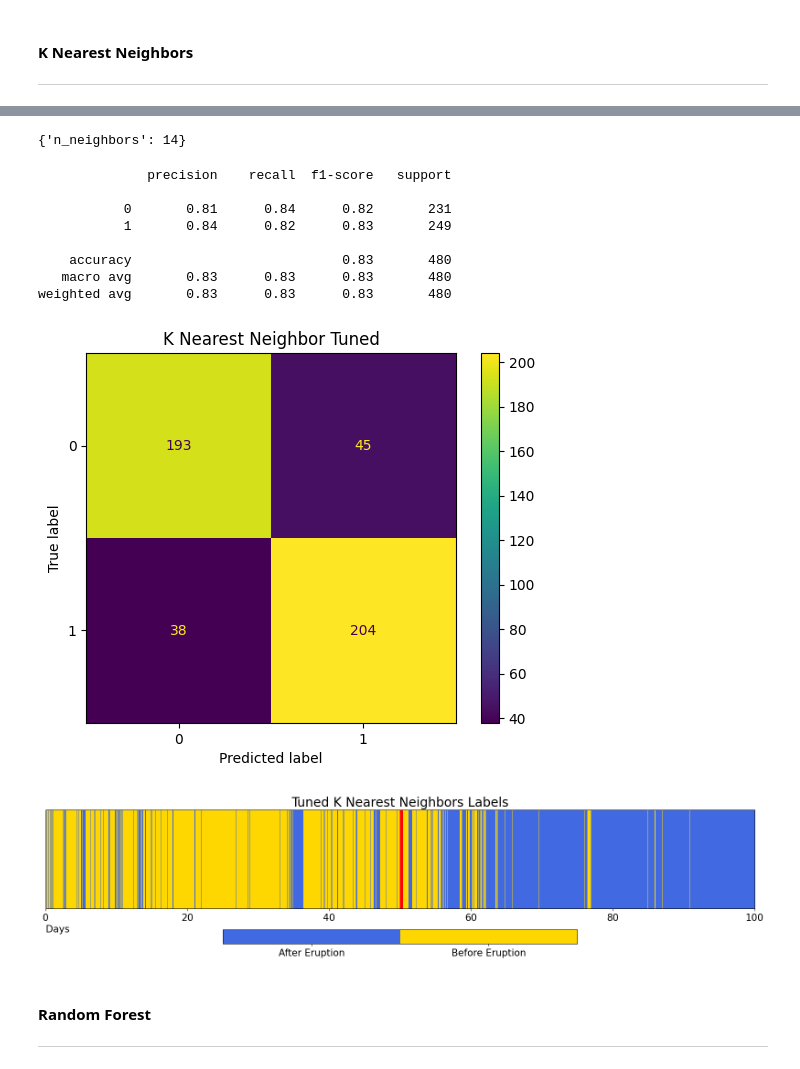
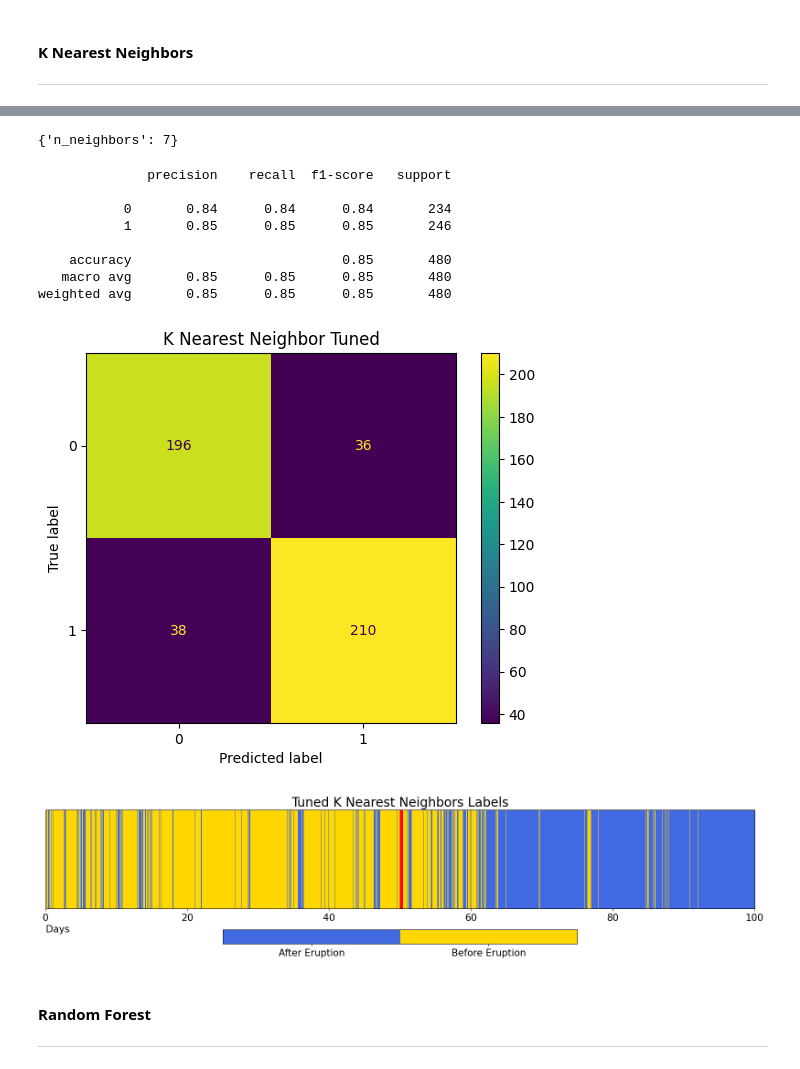
Before and after one commit to UW-MLGEO/MLGEO2024_Geldingadalir, a Jupyter notebook: notebooks/Classic_ML/Classic_ML.ipynb, the cells around one changed output, grey strips where cells are left out. Cells and saved outputs as stored; diff of their text form; code cells hidden in the pictures.

```diff
--- a/notebooks/Classic_ML/Classic_ML.ipynb
+++ b/notebooks/Classic_ML/Classic_ML.ipynb
@@ -235,3 +236,6 @@ Y = true_labels
 #same features list
 features = df_final.keys().to_numpy()
 features
+
+#set random state for all models (for reproducibility)
+state = 42
@@ -278,27 +349,27 @@ grid_search = GridSearchCV(KNeighborsClassifier(),
 grid_search.fit(X_train, Y_train)
 print(grid_search.best_params_)
 # %% [output]
-{'n_neighbors': 14}
+{'n_neighbors': 7}
 # %%
 #use ideal parameters and test model
-knn_tuned = KNeighborsClassifier(n_neighbors=14)
+knn_tuned = KNeighborsClassifier(n_neighbors=7)
 knn_tuned.fit(X_train, Y_train)
 y_pred_grid = knn_tuned.predict(X_test)
 print(classification_report(y_pred_grid, Y_test))
 
 knn_dict = classification_report(Y_test, y_pred_grid, output_dict=True)
 ConfusionMatrixDisplay(confusion_matrix(Y_test, y_pred_grid)).plot()
 plt.title('K Nearest Neighbor Tuned');
 # %% [output]
               precision    recall  f1-score   support
 
-           0       0.81      0.84      0.82       231
-           1       0.84      0.82      0.83       249
+           0       0.84      0.84      0.84       234
+           1       0.85      0.85      0.85       246
 
-    accuracy                           0.83       480
-   macro avg       0.83      0.83      0.83       480
-weighted avg       0.83      0.83      0.83       480
+    accuracy                           0.85       480
+   macro avg       0.85      0.85      0.85       480
+weighted avg       0.85      0.85      0.85       480
-[figure, old version]
+[figure, new version]
 # %%
 #plot model's predictions over whole time series
 times = np.arange(len(df_final)+1) / 24 #time in days
@@ -324,7 +395,7 @@ ax.tick_params(axis='x', labelsize=15)
 ax.tick_params(axis='y', which='both', left=False, labelleft=False)
 cbar.set_ticks(ticks=[0.25,0.75], labels=['After Eruption', 'Before Eruption'], fontsize=15);
 # %% [output]
-[figure, old version]
+[figure, new version]
 # %% [markdown]
 #### Random Forest
 -----------
```
Also changed, not shown: parts of 33 cells of this notebook.
